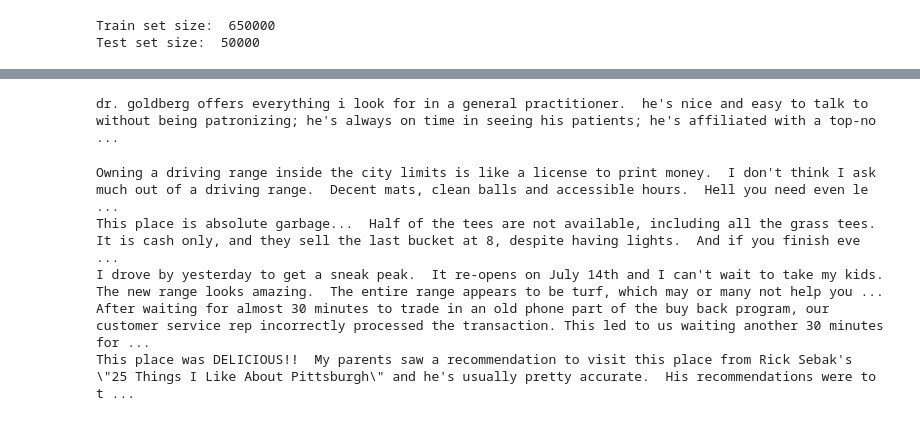
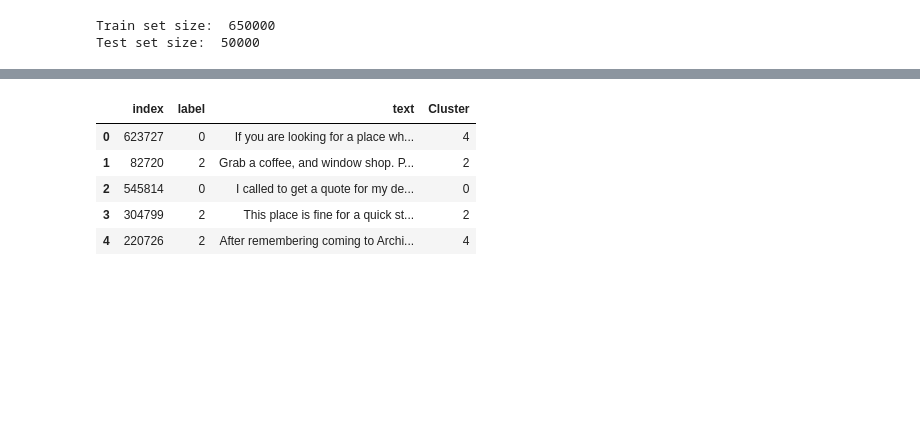
Before and after one commit to CalvQ/RAGnaRec, a Jupyter notebook: bm25.ipynb, the cells around one changed output, grey strips where cells are left out. Saved outputs shown, nothing was run; the diff lists cells and outputs as text; code cells hidden in the pictures; blank space fills up the shorter version.

Commit message:
pdf and clustering

```diff
--- a/bm25.ipynb
+++ b/bm25.ipynb
@@ -58,0 +57,4 @@ df_train_sub = df_train.iloc[:1000]
+# %%
+# df_train_sub = df_train.iloc[:1000]
+df_train_sub = df_train.sample(n=1000, random_state=43).reset_index()
+df_train_sub.head()
@@ -102,13 +99,28 @@ dr. goldberg offers everything i look for in a general practitioner.  he's nice
-# %%
-print(df_train_sub["text"][0])
-# %% [output]
-dr. goldberg offers everything i look for in a general practitioner.  he's nice and easy to talk to without being patronizing; he's always on time in seeing his patients; he's affiliated with a top-no ...
-# %%
-for i in range(5):
-    print(df_train_sub["text"][i+10])
-# %% [output]
-Owning a driving range inside the city limits is like a license to print money.  I don't think I ask much out of a driving range.  Decent mats, clean balls and accessible hours.  Hell you need even le ...
-This place is absolute garbage...  Half of the tees are not available, including all the grass tees.  It is cash only, and they sell the last bucket at 8, despite having lights.  And if you finish eve ...
-I drove by yesterday to get a sneak peak.  It re-opens on July 14th and I can't wait to take my kids.  The new range looks amazing.  The entire range appears to be turf, which may or many not help you ...
-After waiting for almost 30 minutes to trade in an old phone part of the buy back program, our customer service rep incorrectly processed the transaction. This led to us waiting another 30 minutes for ...
-This place was DELICIOUS!!  My parents saw a recommendation to visit this place from Rick Sebak's \"25 Things I Like About Pittsburgh\" and he's usually pretty accurate.  His recommendations were to t ...
+# %%
+from sklearn.preprocessing import normalize
+from sklearn.decomposition import PCA
+from sklearn.cluster import KMeans
+import matplotlib.pyplot as plt
+import seaborn as sns
+
+
+
+tfidf_vectorizer = TfidfVectorizer(max_features=5000, stop_words='english')
+tfidf_matrix = tfidf_vectorizer.fit_transform(df_train_sub['text'])
+normalized_tfidf = normalize(tfidf_matrix)
+# %%
+n_clusters = 7  # You can adjust this number
+kmeans = KMeans(n_clusters=n_clusters, random_state=43, n_init=10)
+cluster_labels = kmeans.fit_predict(normalized_tfidf)
+# %%
+# df_pca = pd.DataFrame(df_train_sb, columns=['Cluster'])
+df_train_sub["Cluster"] = cluster_labels
+# df_pca['Cluster'] = cluster_labels
+df_train_sub.head()
+# %% [output]
+|  | index | label | text | Cluster |
+| 0 | 623727 | 0 | If you are looking for a place wh... | 4 |
+| 1 | 82720 | 2 | Grab a coffee, and window shop. P... | 2 |
+| 2 | 545814 | 0 | I called to get a quote for my de... | 0 |
+| 3 | 304799 | 2 | This place is fine for a quick st... | 2 |
+| 4 | 220726 | 2 | After remembering coming to Archi... | 4 |
```
Also changed, not shown: parts of 9 cells of this notebook, 3 other files.
